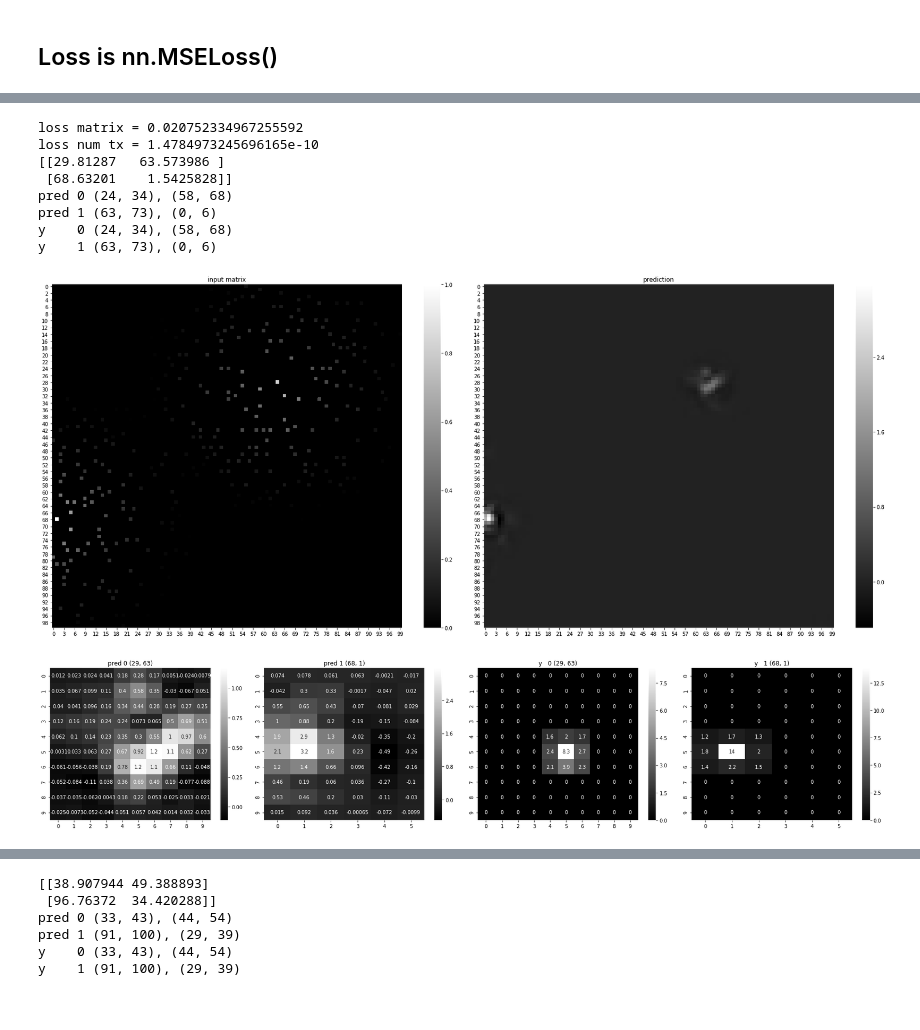
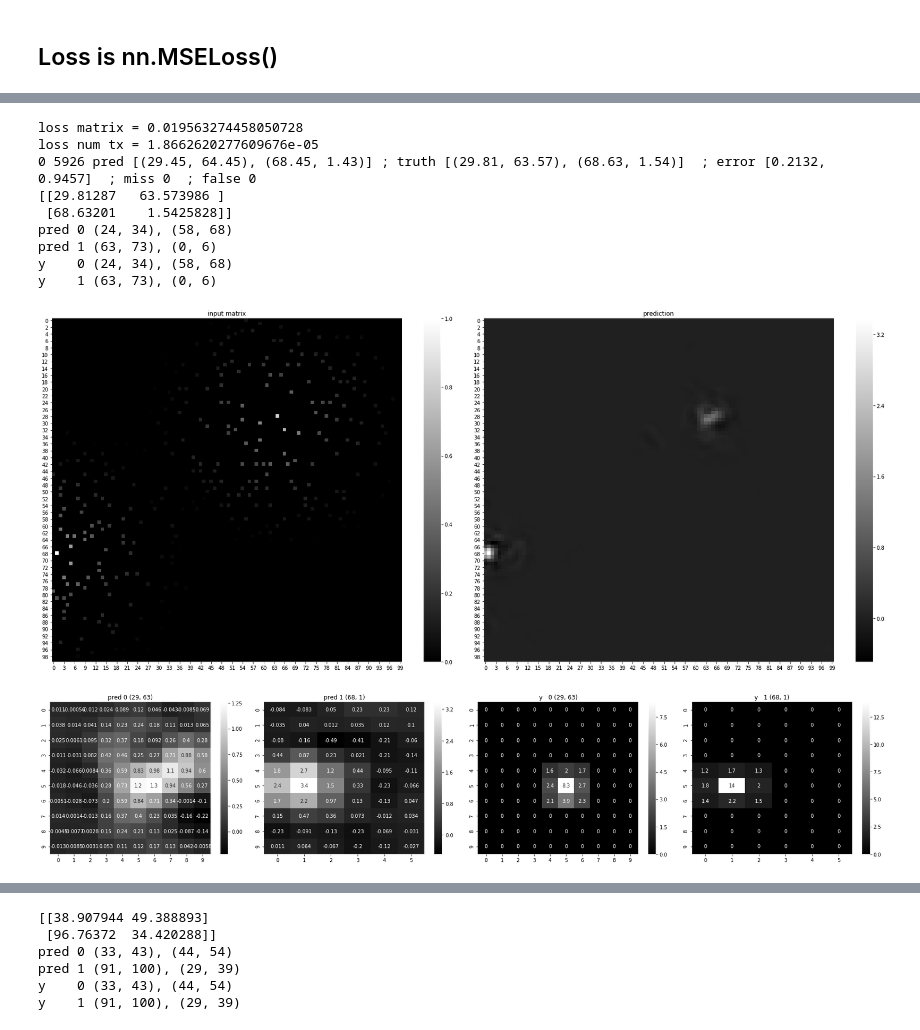
Before and after one commit to caitaozhan/deeplearning-localization, a Jupyter notebook: CNN-translation-multi-min-dist.ipynb, the cells around one changed output, grey strips where cells are left out. Drawn from its saved outputs; the diff is of its cells as text; code cells hidden in the pictures.

```diff
--- a/CNN-translation-multi-min-dist.ipynb
+++ b/CNN-translation-multi-min-dist.ipynb
@@ -319,7 +330,7 @@ test_errors_epoch  = []
 test_misses_epoch = []
 test_falses_epoch = []
 print_every = 500
-error_every = 100
+error_every = 50
 
 
 for epoch in range(num_epochs):
@@ -507,6 +518,7 @@ def myplot2(pred, y, y_float):
 # idx = 8373
 # idx = 1050
 idx = 5926
+# idx = 11592
 
 def one_sample(idx):
     device = torch.device('cuda')
@@ -518,39 +530,46 @@ def one_sample(idx):
     y = y.unsqueeze(0).to(device)            # increase dimension to a batch
     y_num = torch.as_tensor(sample['target_num'])
     y_num = y_num.unsqueeze(0).to(device)    # increase dimension to a batch
-    y_f = sample['target_float']
+    y_f = np.expand_dims(sample['target_float'], 0)
+    indx = np.expand_dims(np.array(sample['index']), 0)
 
     pred_matrix, pred_ntx = model(X)
 
     loss_matrix = criterion1(pred_matrix, y)
     loss_num_tx = criterion2(pred_ntx, y_num)
     print('loss matrix =', loss_matrix.item())
     print('loss num tx =', loss_num_tx.item())
 
-    pred_matrix = pred_matrix.data.cpu().numpy()[0][0]  # (100, 100)
+    pred_matrix = pred_matrix.data.cpu().numpy()
+    pred_ntx    = pred_ntx.data.cpu().numpy()
+    errors, misses, falses = Metrics.localization_error_image_continuous(pred_matrix.copy(), pred_ntx, y_f, indx, Default.grid_length, debug=True)
+
+    pred_matrix = pred_matrix[0][0]
     fig, axs = plt.subplots(1, 2, figsize=(24, 10))
     X = X[0][0].data.cpu().numpy()
     sns.heatmap(X, cmap='gray', ax=axs[0])
     axs[0].set_title('input matrix')
     sns.heatmap(pred_matrix, cmap='gray', ax=axs[1])
     axs[1].set_title('prediction')
     plt.tight_layout()
     np.savetxt('test.txt', pred_matrix)
     y = y.data.cpu().numpy()[0][0]
+    y_f = y_f[0]
     myplot2(pred_matrix, y, y_f)
 
 one_sample(idx)
 # %% [output]
-loss matrix = 0.020752334967255592
-loss num tx = 1.4784973245696165e-10
+loss matrix = 0.019563274458050728
+loss num tx = 1.8662620277609676e-05
+0 5926 pred [(29.45, 64.45), (68.45, 1.43)] ; truth [(29.81, 63.57), (68.63, 1.54)]  ; error [0.2132, 0.9457]  ; miss 0  ; false 0
 [[29.81287   63.573986 ]
  [68.63201    1.5425828]]
 pred 0 (24, 34), (58, 68)
 pred 1 (63, 73), (0, 6)
 y    0 (24, 34), (58, 68)
 y    1 (63, 73), (0, 6)
-[figure, old version]
+[figure, new version]
-[figure, old version]
+[figure, new version]
 # %%
 # Test for one random batch
 
```
Also changed, not shown: parts of 5 cells of this notebook, 7 other files.
